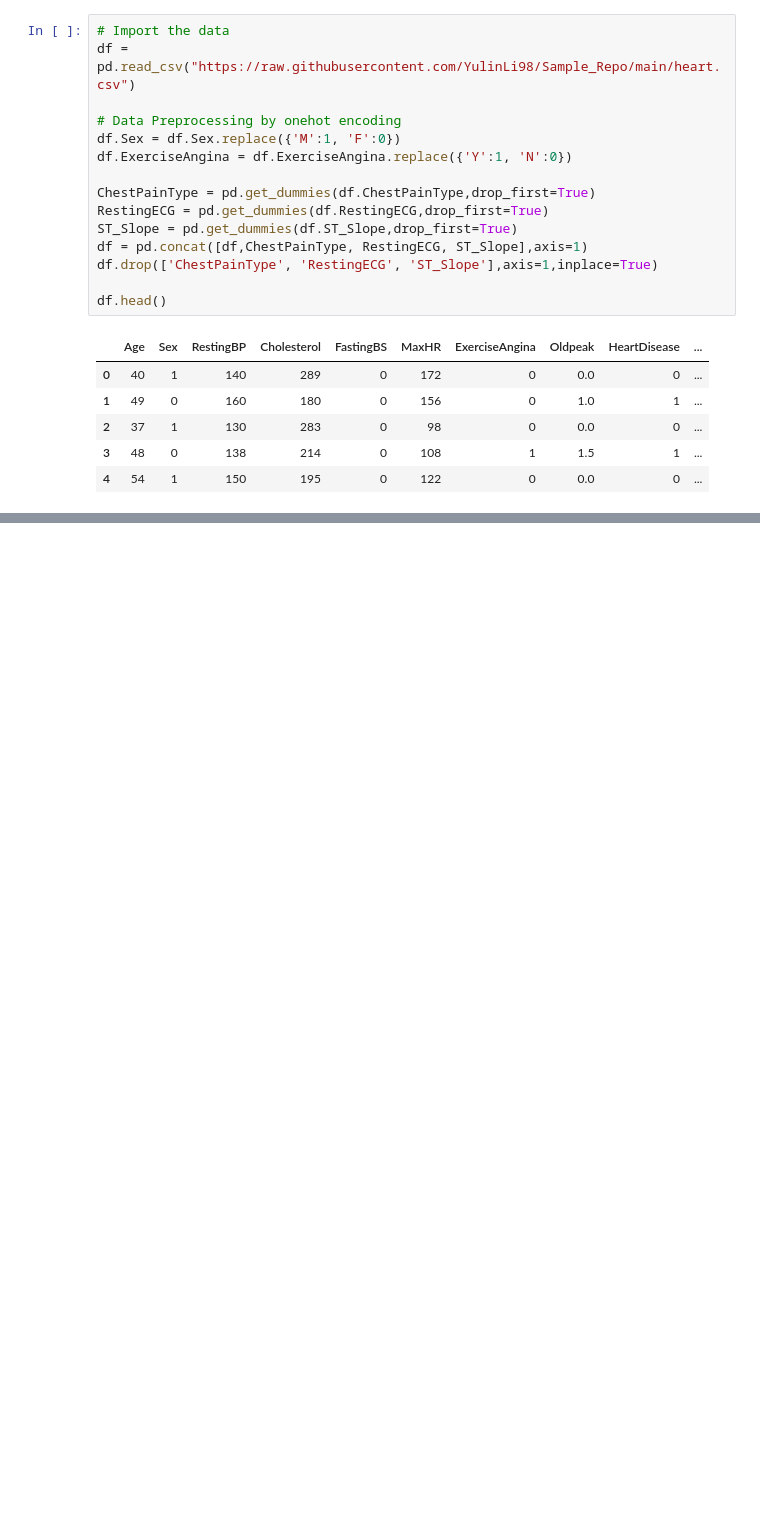
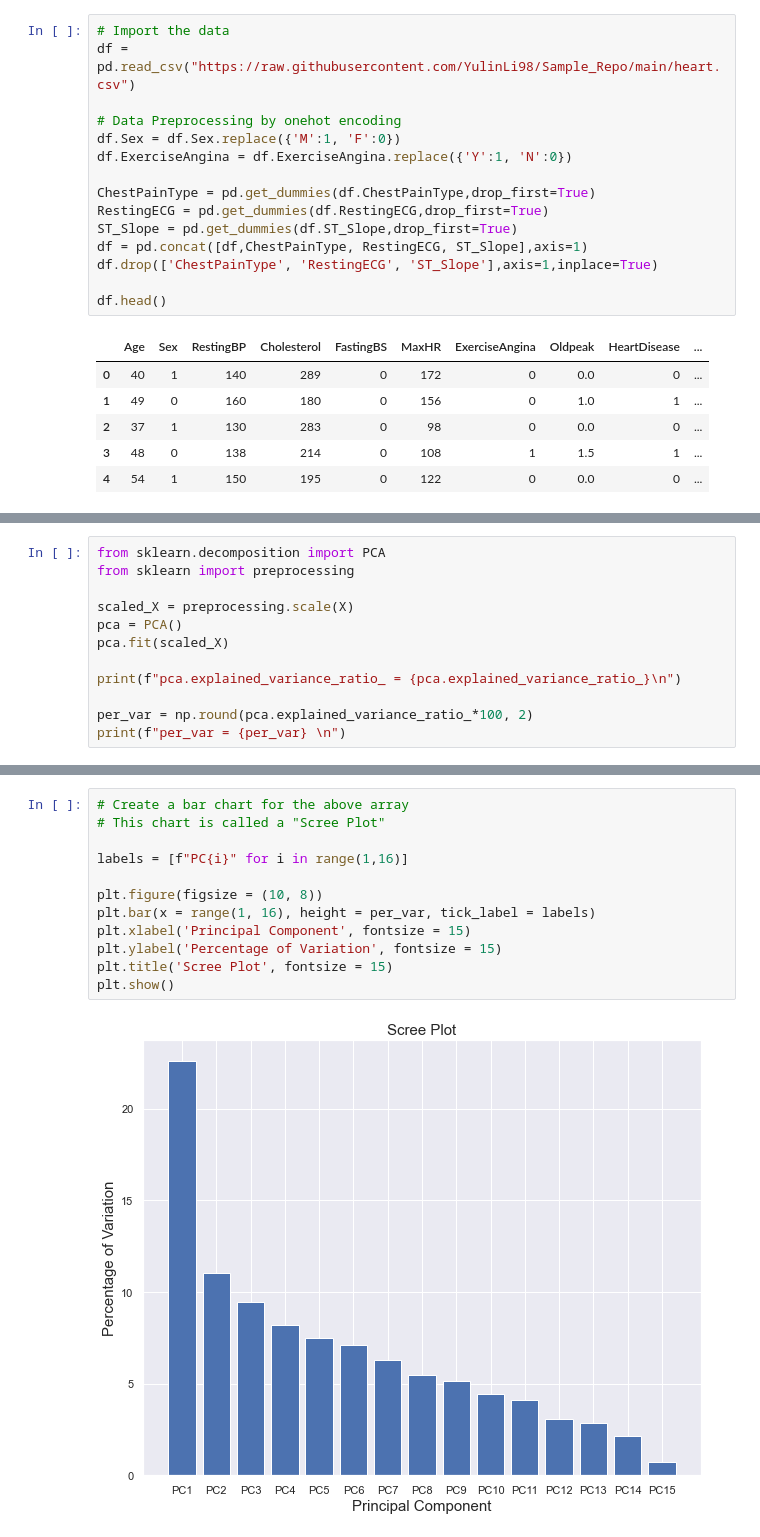
Before and after one commit to YulinLi98/INDE_577_Repo, a Jupyter notebook: Unsupervised_Learning/Principle_Component_Analysis/Principle_Component_Analysis.ipynb, the cells around one changed output, grey strips where cells are left out. Drawn from its saved outputs; the diff is of its cells as text; blank space fills up the shorter version.

```diff
--- a/Unsupervised_Learning/Principle_Component_Analysis/Principle_Component_Analysis.ipynb
+++ b/Unsupervised_Learning/Principle_Component_Analysis/Principle_Component_Analysis.ipynb
@@ -81,0 +154,12 @@ A = (X - me)/se
+# %%
+from sklearn.decomposition import PCA
+from sklearn import preprocessing
+
+scaled_X = preprocessing.scale(X)
+pca = PCA()
+pca.fit(scaled_X)
+
+print(f"pca.explained_variance_ratio_ = {pca.explained_variance_ratio_}\n")
+
+per_var = np.round(pca.explained_variance_ratio_*100, 2)
+print(f"per_var = {per_var} \n")
@@ -81,0 +173,14 @@ A = (X - me)/se
+# %%
+# Create a bar chart for the above array
+# This chart is called a "Scree Plot"
+
+labels = [f"PC{i}" for i in range(1,16)]
+
+plt.figure(figsize = (10, 8))
+plt.bar(x = range(1, 16), height = per_var, tick_label = labels)
+plt.xlabel('Principal Component', fontsize = 15)
+plt.ylabel('Percentage of Variation', fontsize = 15)
+plt.title('Scree Plot', fontsize = 15)
+plt.show()
+# %% [output]
+[figure, added]
```
Also changed, not shown: parts of 25 cells of this notebook, 1 other file.
